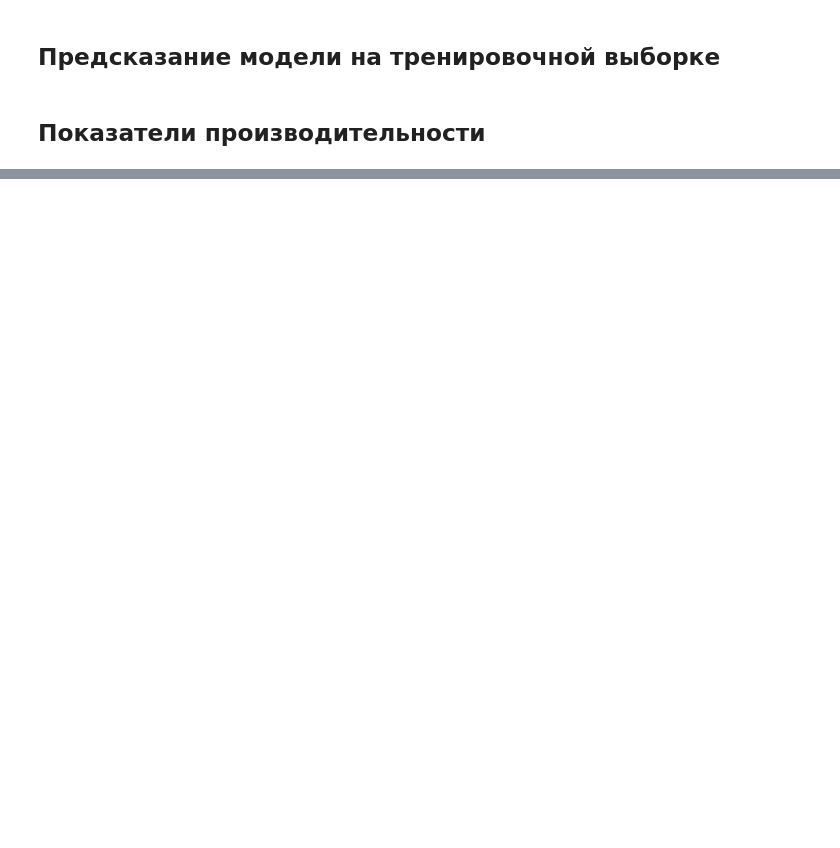
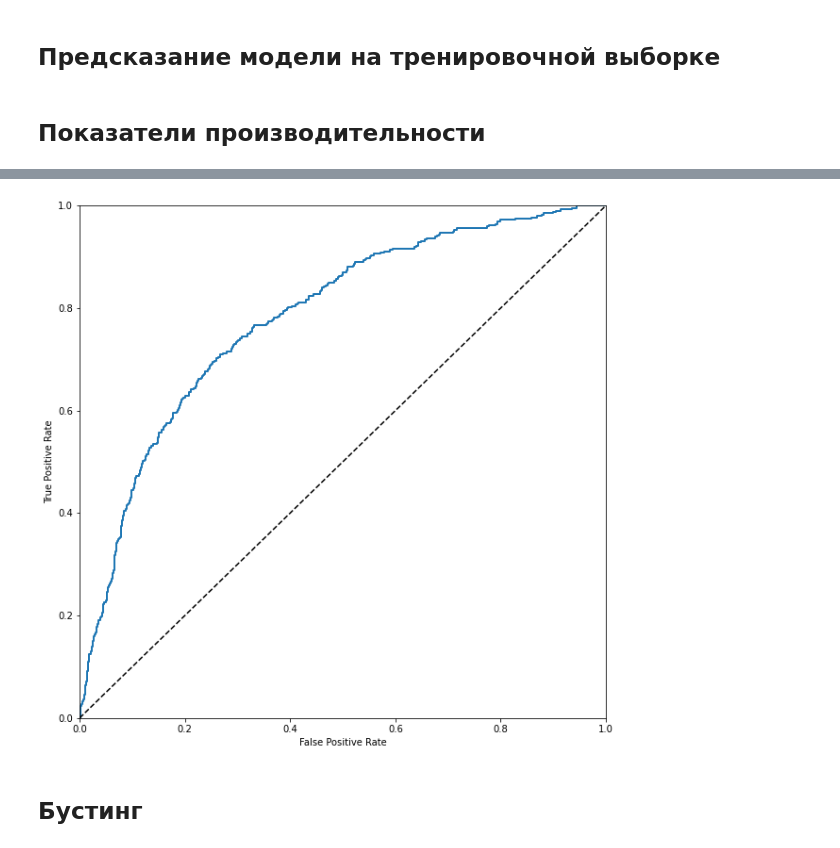
Before and after one commit to danlee65071/churn_modelling, a Jupyter notebook: Churn_Modelling.ipynb, the cells around one changed output, grey strips where cells are left out. Cells and saved outputs as stored; diff of their text form; code cells hidden in the pictures; blank space fills up the shorter version.

```diff
--- a/Churn_Modelling.ipynb
+++ b/Churn_Modelling.ipynb
@@ -299,0 +343,6 @@ None
+# %%
+plot_roc(y_test, y_logistic_clf_pred_decision_test)
+# %% [output]
+[figure, added]
+# %% [markdown]
+## Бустинг
```
Also changed, not shown: parts of 26 cells of this notebook, 1 other file.
